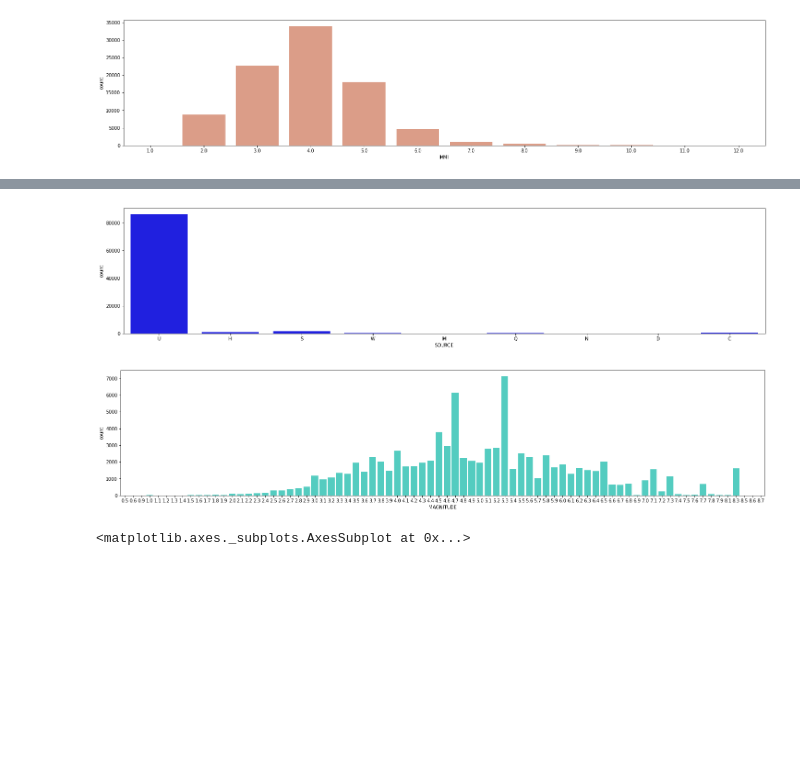
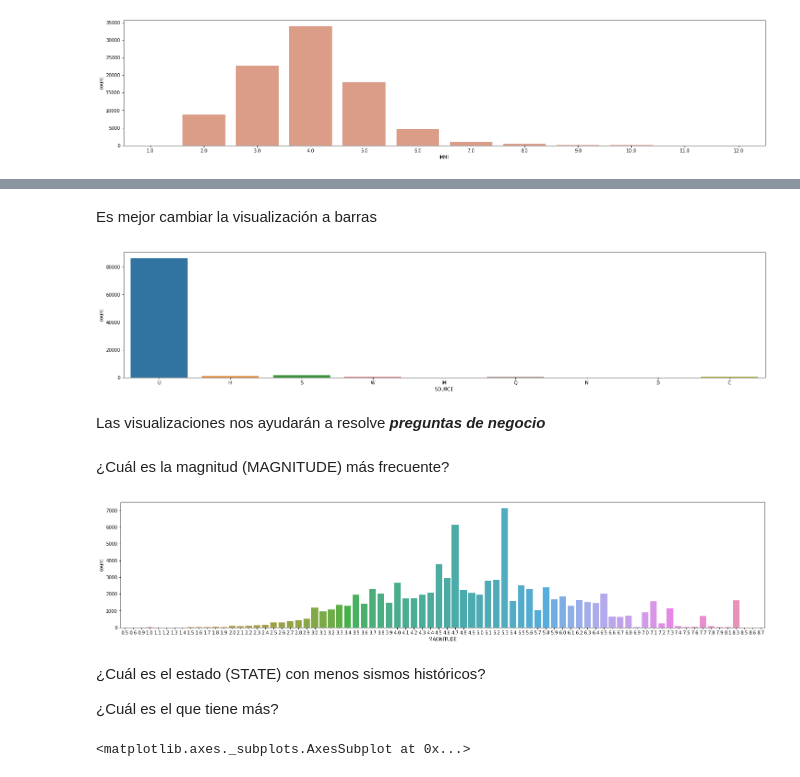
Before and after one commit to sainosmichelle/sainosmichelle.github.io, a Jupyter notebook: assets/files/Tema2/OR_2.2 EDA_Seismic_Intensity.ipynb, the cells around one changed output, grey strips where cells are left out. Cells and saved outputs as stored; diff of their text form; code cells hidden in the pictures; blank space fills up the shorter version.

```diff
--- a/assets/files/Tema2/OR_2.2 EDA_Seismic_Intensity.ipynb
+++ b/assets/files/Tema2/OR_2.2 EDA_Seismic_Intensity.ipynb
@@ -116,13 +142,23 @@ plt.show()
+# %% [markdown]
+Es mejor cambiar la visualización a barras
 # %%
 fig, ax = plt.subplots(figsize=(25,5))
-sns.countplot(ax=ax, x=sismosdf['SOURCE'], color='blue')
+sns.countplot(ax=ax, x=sismosdf['SOURCE'])
 plt.show()
 # %% [output]
-[figure, old version]
+[figure, new version]
+# %% [markdown]
+Las visualizaciones nos ayudarán a resolve ***preguntas de negocio***
+# %% [markdown]
+¿Cuál es la magnitud (MAGNITUDE) más frecuente?
 # %%
 fig, ax = plt.subplots(figsize=(25,5))
-sns.countplot(ax=ax, x=sismosdf['MAGNITUDE'], color='turquoise')
+sns.countplot(ax=ax, x=sismosdf['MAGNITUDE'])
 plt.show()
 # %% [output]
-[figure, old version]
+[figure, new version]
+# %% [markdown]
+¿Cuál es el estado (STATE) con menos sismos históricos?
+
+¿Cuál es el que tiene más?
 # %%
```
Also changed, not shown: parts of 58 cells of this notebook, 8 other files.
